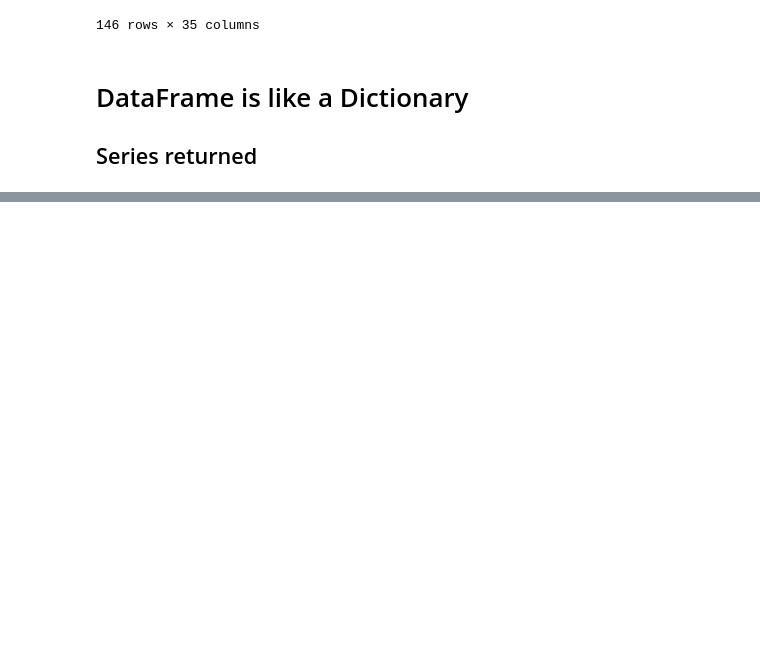
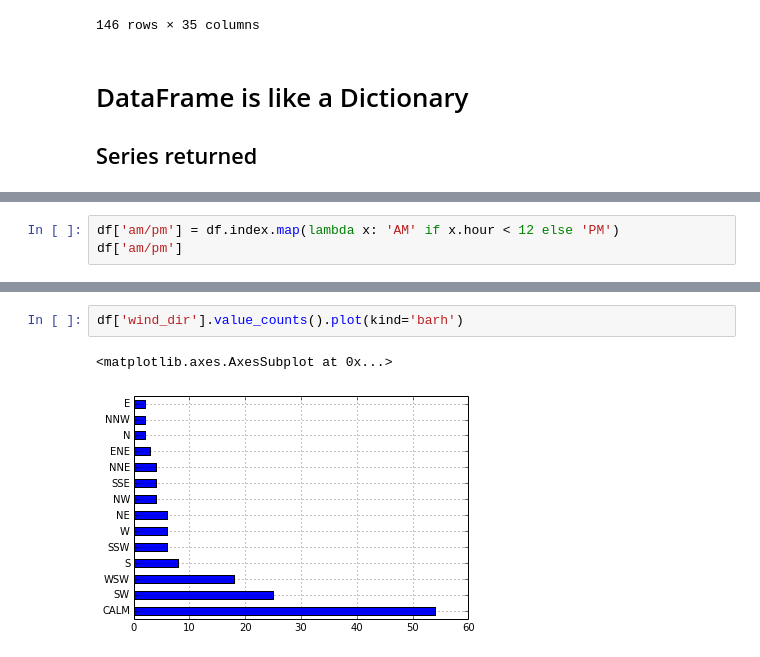
Before and after one commit to lexual/2014-PyConAU-Pandas-talk, a Jupyter notebook: slides.ipynb, the cells around one changed output, grey strips where cells are left out. Drawn from its saved outputs; the diff is of its cells as text; blank space fills up the shorter version.

```diff
--- a/slides.ipynb
+++ b/slides.ipynb
@@ -127,0 +650,3 @@ Name: air_temp, Length: 146, dtype: float64
+# %%
+df['am/pm'] = df.index.map(lambda x: 'AM' if x.hour < 12 else 'PM')
+df['am/pm']
@@ -127,0 +707,5 @@ Name: air_temp, Length: 146, dtype: float64
+# %%
+df['wind_dir'].value_counts().plot(kind='barh')
+# %% [output]
+<matplotlib.axes.AxesSubplot at 0x...>
+[figure, added]
```
Also changed, not shown: parts of 52 cells of this notebook, 4 other files.
